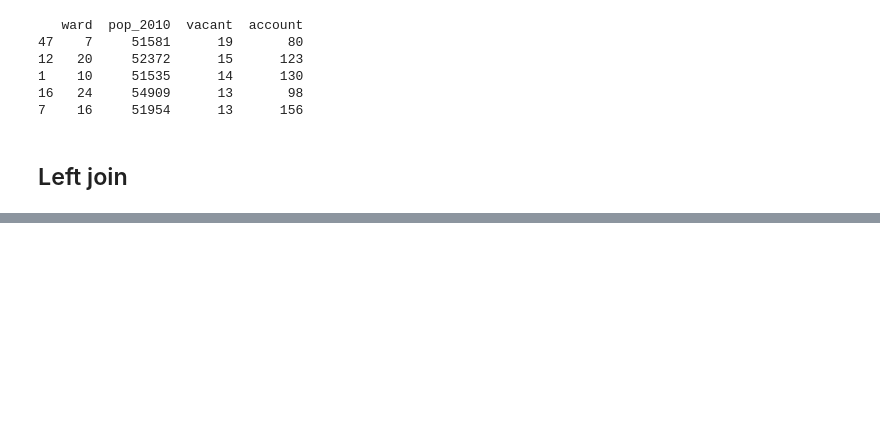
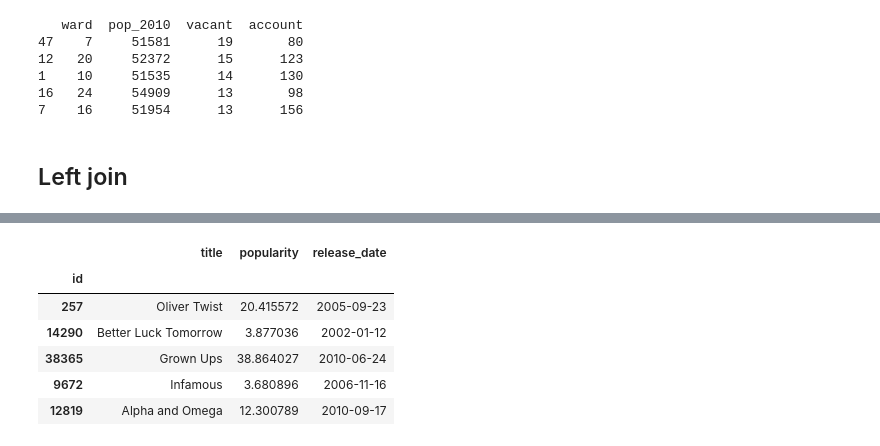
Before and after one commit to AndiOfTheLake/python-1, a Jupyter notebook: 04joindatawpd.ipynb, the cells around one changed output, grey strips where cells are left out. Cells and saved outputs as stored; diff of their text form; code cells hidden in the pictures; blank space fills up the shorter version.

```diff
--- a/04joindatawpd.ipynb
+++ b/04joindatawpd.ipynb
@@ -379,0 +398,11 @@ print(direct_crews.head())
+# %%
+movies = movies.set_index('id')
+movies.head()
+# %% [output]
+|  | title | popularity | release_date |
+| id |  |  |  |
+| 257 | Oliver Twist | 20.415572 | 2005-09-23 |
+| 14290 | Better Luck Tomorrow | 3.877036 | 2002-01-12 |
+| 38365 | Grown Ups | 38.864027 | 2010-06-24 |
+| 9672 | Infamous | 3.680896 | 2006-11-16 |
+| 12819 | Alpha and Omega | 12.300789 | 2010-09-17 |
```
Also changed, not shown: parts of 82 cells of this notebook, 3 other files.
